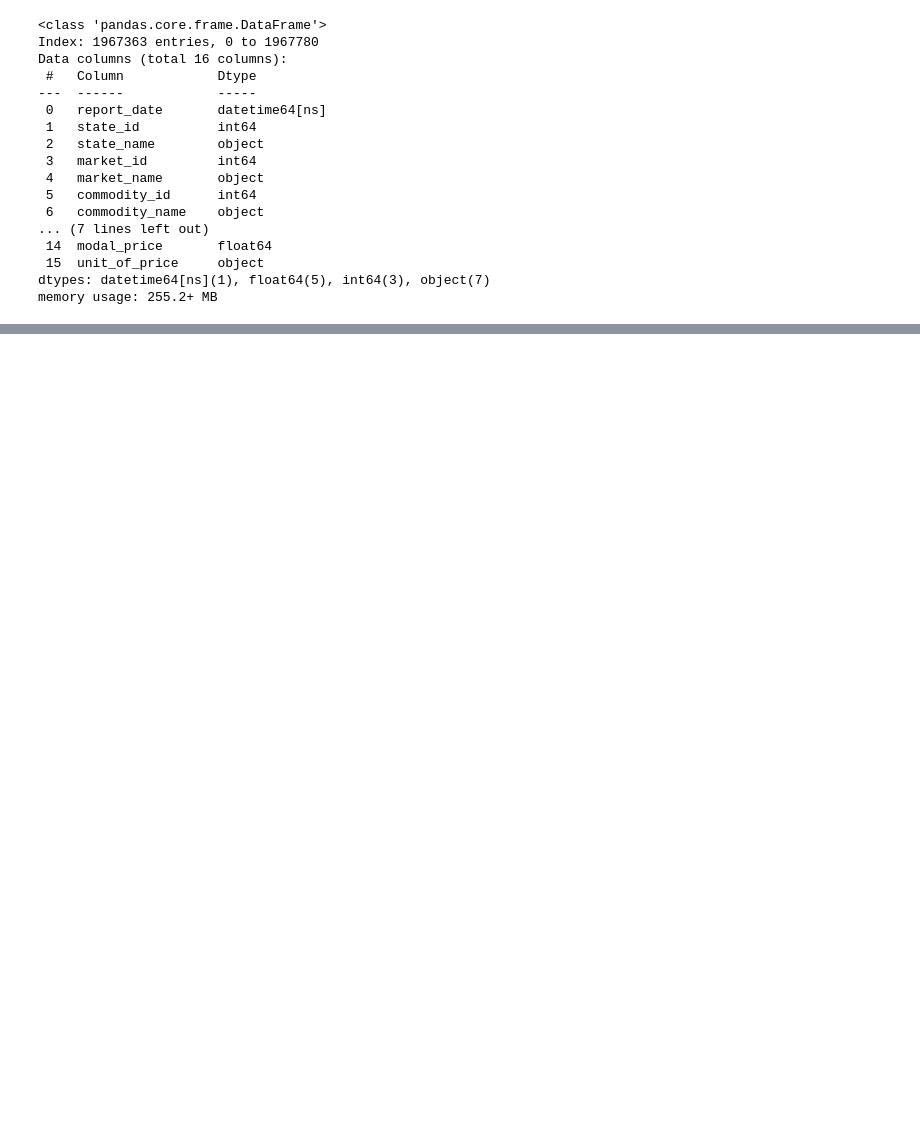
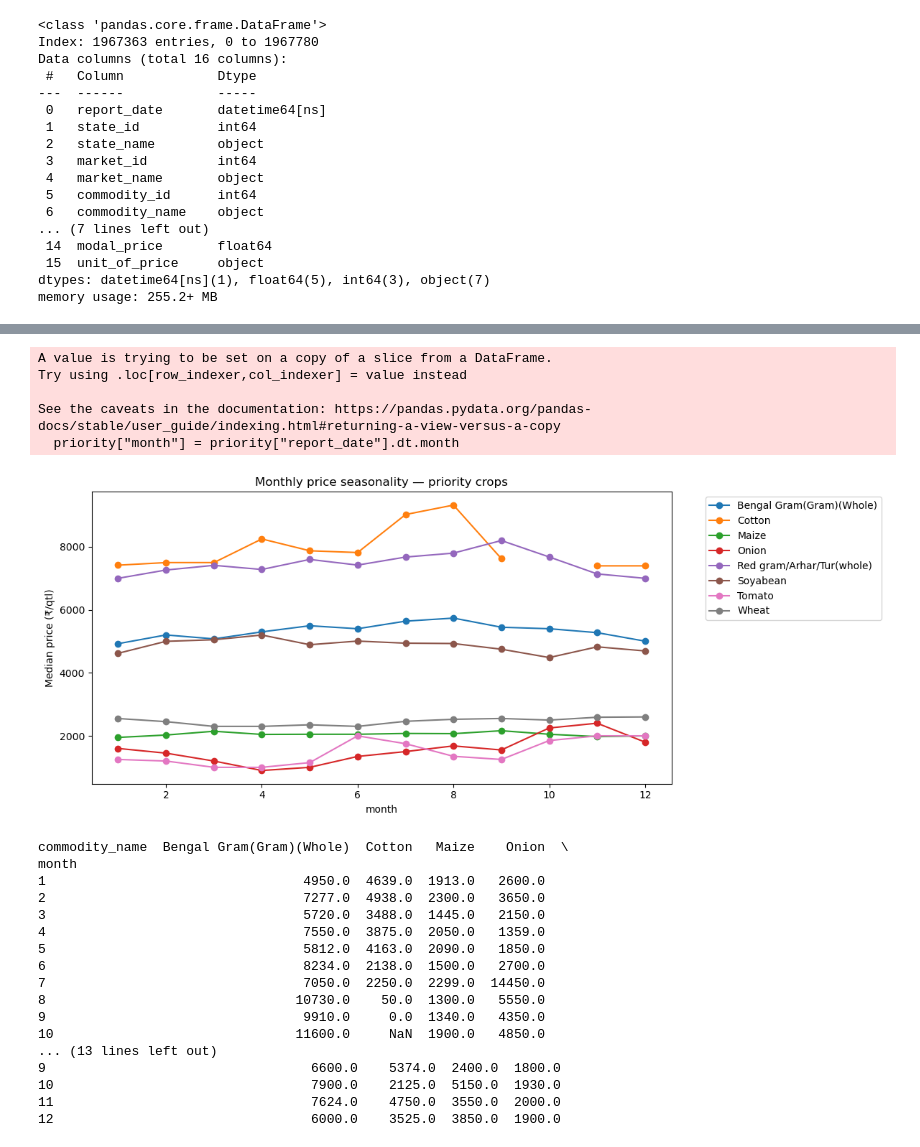
Before and after one commit to Harish115-dev/mitti_se_mandi, a Jupyter notebook: data/notebooks/01_eda.ipynb, the cells around one changed output, grey strips where cells are left out. Saved outputs shown, nothing was run; the diff lists cells and outputs as text; code cells hidden in the pictures; blank space fills up the shorter version.

```diff
--- a/data/notebooks/01_eda.ipynb
+++ b/data/notebooks/01_eda.ipynb
@@ -755,0 +618,24 @@ Saved successfully!
+# %%
+PRIORITY_CROPS = ["Onion", "Tomato", "Soyabean", "Cotton", "Wheat",
+                  "Red gram/Arhar/Tur(whole)", "Bengal Gram(Gram)(Whole)", "Maize"]
+PRIORITY_MARKETS = ["Lasalgaon", "Lasalgaon(Niphad)", "Lasalgaon(Vinchur)",
+                    "APMC Nashik", "Pune(Pimpri)", "Pune(Moshi)",
+                    "APMC Latur", "APMC Amarawati", "APMC Akola"]
+
+# Build the priority matrix
+priority = df[
+    df["commodity_name"].isin(PRIORITY_CROPS) &
+    df["market_name"].isin(PRIORITY_MARKETS)
+]
+
+matrix = priority.groupby(["commodity_name", "market_name"]).agg(
+    n_rows=("modal_price", "size"),
+    first_date=("report_date", "min"),
+    last_date=("report_date", "max"),
+).reset_index()
+matrix["span_days"] = (matrix["last_date"] - matrix["first_date"]).dt.days
+matrix["density"] = matrix["n_rows"] / matrix["span_days"]
+
+# Show which combos are forecastable
+forecastable = matrix[(matrix["n_rows"] >= 500) & (matrix["density"] >= 0.7)]
+print(forecastable.sort_values("n_rows", ascending=False))
@@ -755,0 +685,40 @@ Saved successfully!
+# %%
+# Monthly price seasonality per priority crop (state-wide average)
+priority["month"] = priority["report_date"].dt.month
+seasonality = priority.groupby(["commodity_name", "month"])["modal_price"].median().unstack(0)
+
+fig, ax = plt.subplots(figsize=(12, 5))
+seasonality.plot(ax=ax, marker="o")
+ax.set_ylabel("Median price (₹/qtl)")
+ax.set_title("Monthly price seasonality — priority crops")
+ax.legend(bbox_to_anchor=(1.05, 1), loc="upper left")
+plt.tight_layout(); plt.show()
+
+# Also: monthly price RANGE (not just median) — harvest vs lean season spread
+price_range = priority.groupby(["commodity_name", "month"])["modal_price"].agg(["min", "max", "median"])
+price_range["spread"] = price_range["max"] - price_range["min"]
+print(price_range["spread"].unstack(0))
+# %% [output]
+A value is trying to be set on a copy of a slice from a DataFrame.
+Try using .loc[row_indexer,col_indexer] = value instead
+
+See the caveats in the documentation: https://pandas.pydata.org/pandas-docs/stable/user_guide/indexing.html#returning-a-view-versus-a-copy
+  priority["month"] = priority["report_date"].dt.month
+[figure, added]
+commodity_name  Bengal Gram(Gram)(Whole)  Cotton   Maize    Onion  \
+month
+1                                 4950.0  4639.0  1913.0   2600.0
+2                                 7277.0  4938.0  2300.0   3650.0
+3                                 5720.0  3488.0  1445.0   2150.0
+4                                 7550.0  3875.0  2050.0   1359.0
+5                                 5812.0  4163.0  2090.0   1850.0
+6                                 8234.0  2138.0  1500.0   2700.0
+7                                 7050.0  2250.0  2299.0  14450.0
+8                                10730.0    50.0  1300.0   5550.0
+9                                 9910.0     0.0  1340.0   4350.0
+10                               11600.0     NaN  1900.0   4850.0
+... (13 lines left out)
+9                                  6600.0    5374.0  2400.0  1800.0
+10                                 7900.0    2125.0  5150.0  1930.0
+11                                 7624.0    4750.0  3550.0  2000.0
+12                                 6000.0    3525.0  3850.0  1900.0
```
Also changed, not shown: parts of 12 cells of this notebook, 10 other files.
